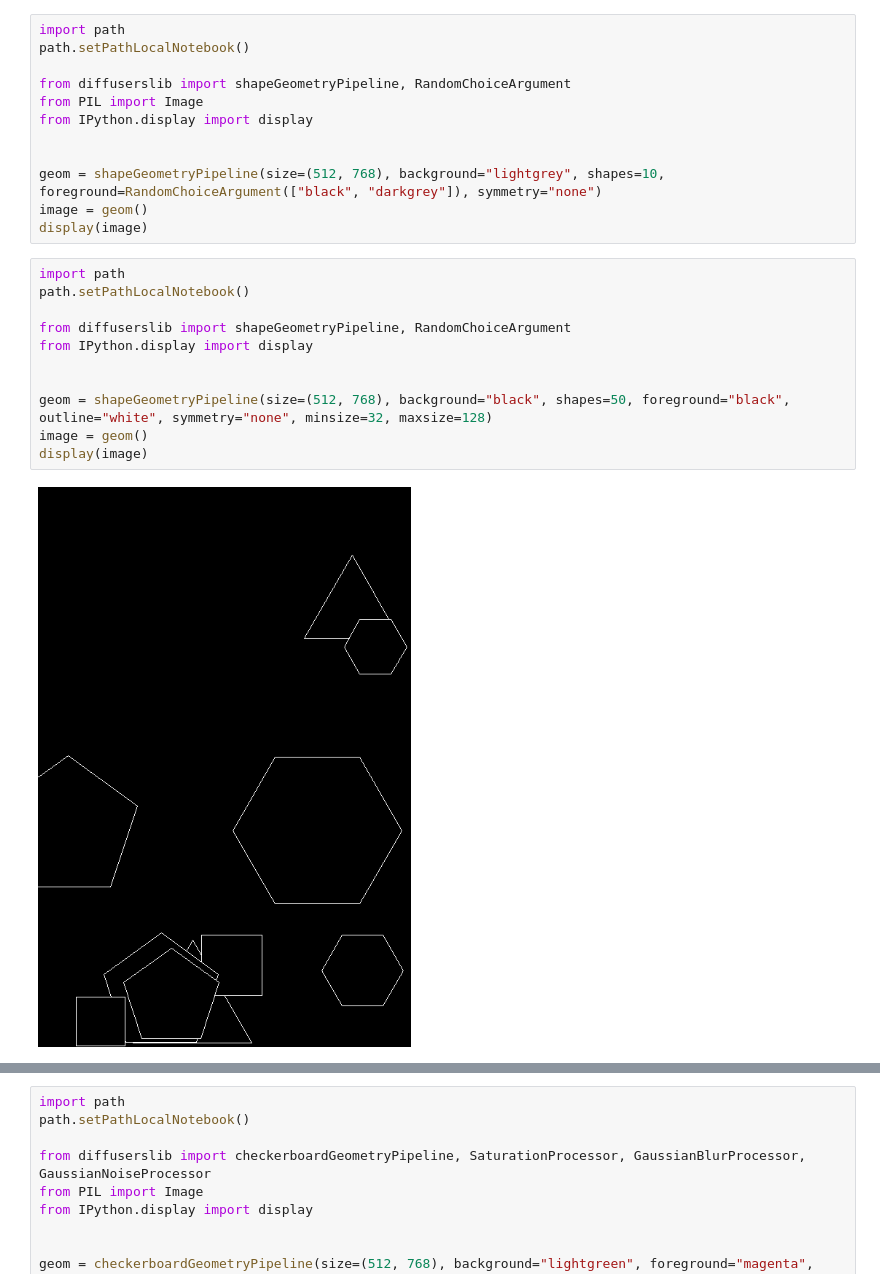
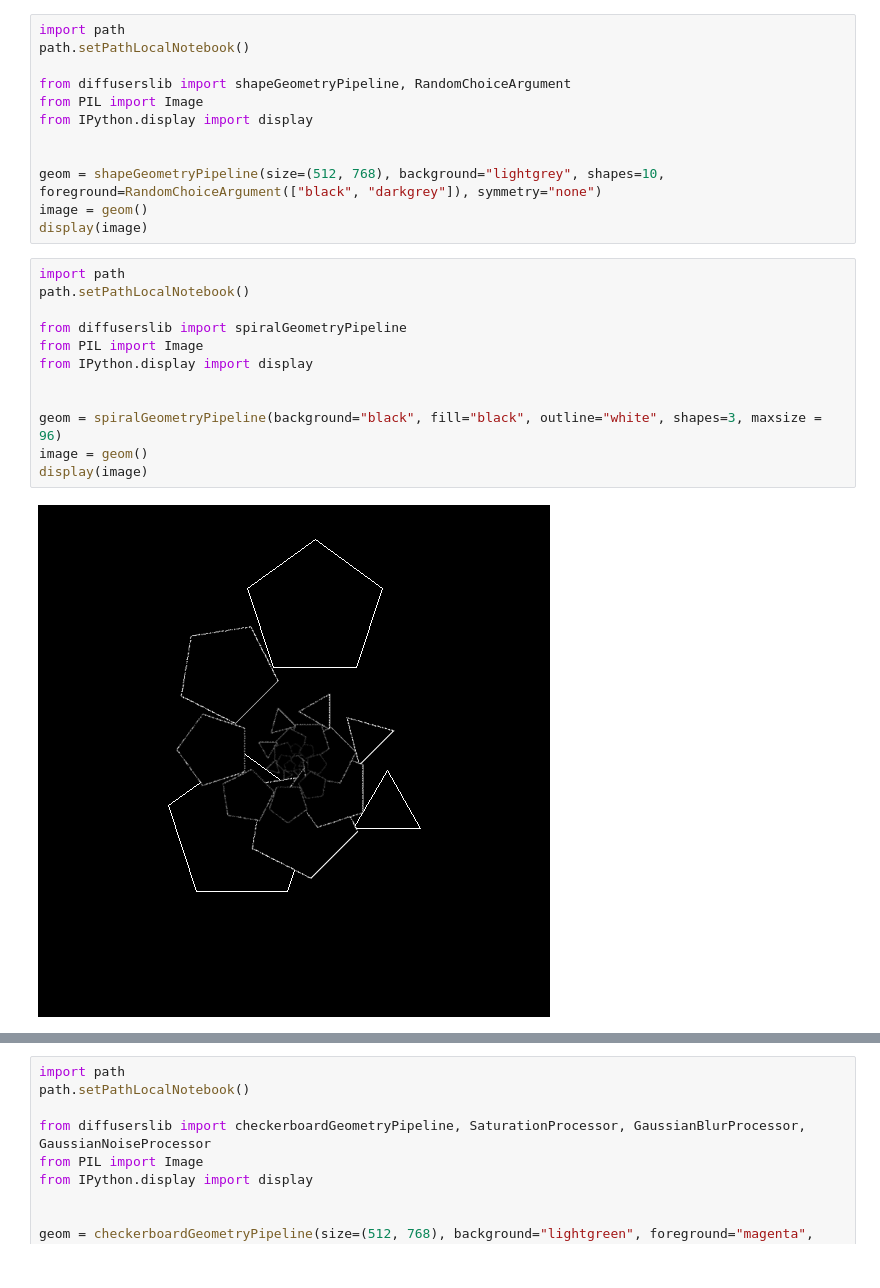
Before and after one commit to pigatron-industries/diffusers-playground, a Jupyter notebook: notebooks/test_geometry.ipynb, the cells around one changed output, grey strips where cells are left out. Saved outputs shown, nothing was run; the diff lists cells and outputs as text.

Commit message:
outline in spiral pipeline

```diff
--- a/notebooks/test_geometry.ipynb
+++ b/notebooks/test_geometry.ipynb
@@ -42,13 +42,14 @@ display(image)
 # %%
 import path
 path.setPathLocalNotebook()
 
-from diffuserslib import shapeGeometryPipeline, RandomChoiceArgument
+from diffuserslib import spiralGeometryPipeline
+from PIL import Image
 from IPython.display import display
 
 
-geom = shapeGeometryPipeline(size=(512, 768), background="black", shapes=50, foreground="black", outline="white", symmetry="none", minsize=32, maxsize=128)
+geom = spiralGeometryPipeline(background="black", fill="black", outline="white", shapes=3, maxsize = 96)
 image = geom()
 display(image)
 # %% [output]
-[figure, old version]
+[figure, new version]
```
Also changed, not shown: parts of 2 cells of this notebook, 1 other file.
